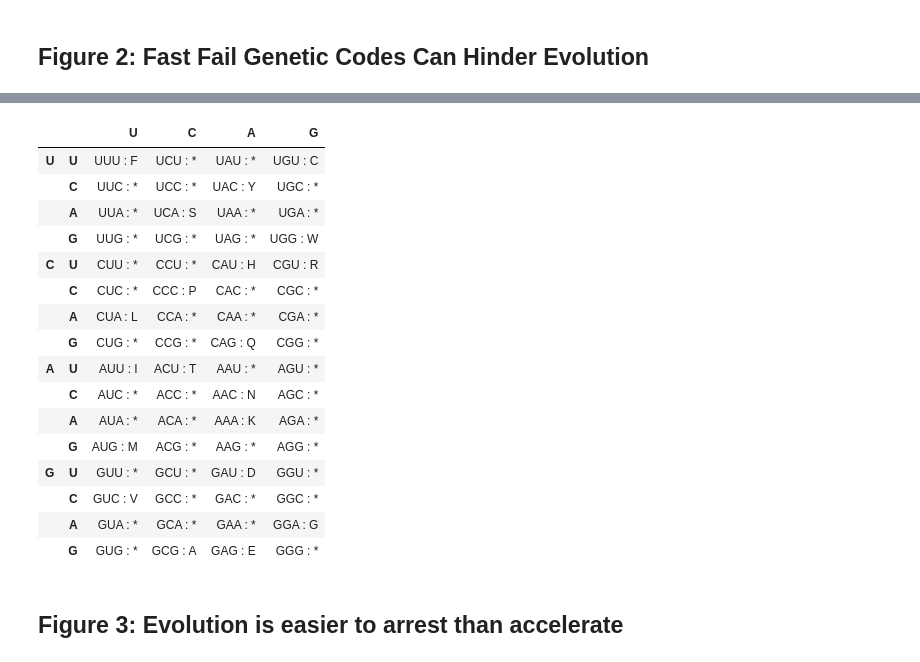
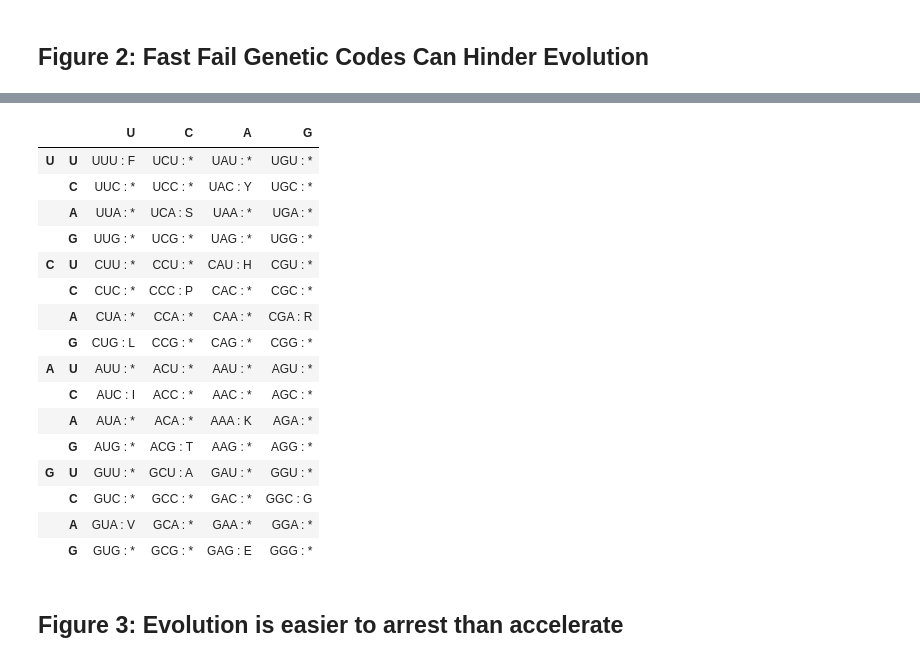
Before and after one commit to EndyLab/codon-tables, a Jupyter notebook: notebooks/fast_fail_figs.ipynb, the cells around one changed output, grey strips where cells are left out. Drawn from its saved outputs; the diff is of its cells as text; code cells hidden in the pictures.

```diff
--- a/notebooks/fast_fail_figs.ipynb
+++ b/notebooks/fast_fail_figs.ipynb
@@ -270,23 +269,23 @@ path = '/home/jonathan/Lab/Fast Fail/Figures/Figure 2/'
 # %%
-red15.codonTable
+red14.codonTable
 # %% [output]
 |  |  | U | C | A | G |
-| U | U | UUU : F | UCU : * | UAU : * | UGU : C |
+| U | U | UUU : F | UCU : * | UAU : * | UGU : * |
 |  | C | UUC : * | UCC : * | UAC : Y | UGC : * |
 |  | A | UUA : * | UCA : S | UAA : * | UGA : * |
-|  | G | UUG : * | UCG : * | UAG : * | UGG : W |
-| C | U | CUU : * | CCU : * | CAU : H | CGU : R |
+|  | G | UUG : * | UCG : * | UAG : * | UGG : * |
+| C | U | CUU : * | CCU : * | CAU : H | CGU : * |
 |  | C | CUC : * | CCC : P | CAC : * | CGC : * |
-|  | A | CUA : L | CCA : * | CAA : * | CGA : * |
-|  | G | CUG : * | CCG : * | CAG : Q | CGG : * |
-| A | U | AUU : I | ACU : T | AAU : * | AGU : * |
-|  | C | AUC : * | ACC : * | AAC : N | AGC : * |
+|  | A | CUA : * | CCA : * | CAA : * | CGA : R |
+|  | G | CUG : L | CCG : * | CAG : * | CGG : * |
+| A | U | AUU : * | ACU : * | AAU : * | AGU : * |
+|  | C | AUC : I | ACC : * | AAC : * | AGC : * |
 |  | A | AUA : * | ACA : * | AAA : K | AGA : * |
-|  | G | AUG : M | ACG : * | AAG : * | AGG : * |
-| G | U | GUU : * | GCU : * | GAU : D | GGU : * |
-|  | C | GUC : V | GCC : * | GAC : * | GGC : * |
-|  | A | GUA : * | GCA : * | GAA : * | GGA : G |
-|  | G | GUG : * | GCG : A | GAG : E | GGG : * |
+|  | G | AUG : * | ACG : T | AAG : * | AGG : * |
+| G | U | GUU : * | GCU : A | GAU : * | GGU : * |
+|  | C | GUC : * | GCC : * | GAC : * | GGC : G |
+|  | A | GUA : V | GCA : * | GAA : * | GGA : * |
+|  | G | GUG : * | GCG : * | GAG : E | GGG : * |
 # %% [markdown]
 ## Figure 3: Evolution is easier to arrest than accelerate
 # %%
```
Also changed, not shown: parts of 2 cells of this notebook, 2 other files.
